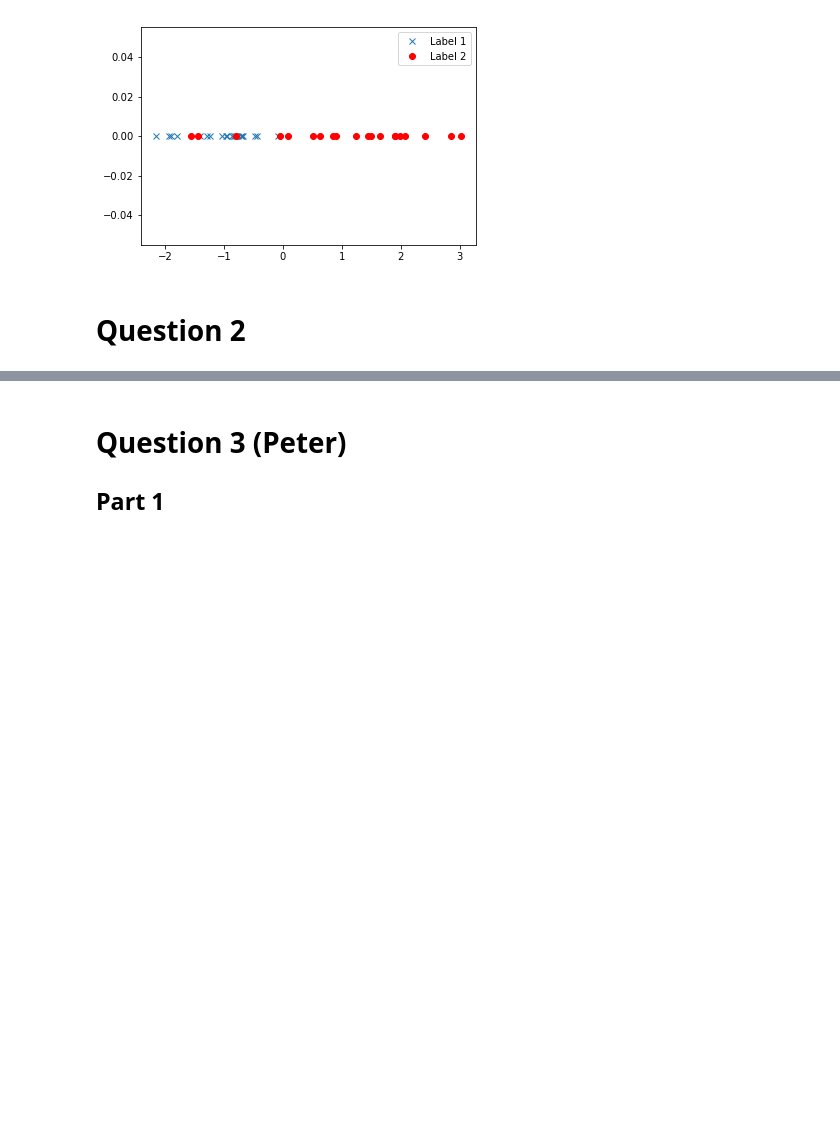
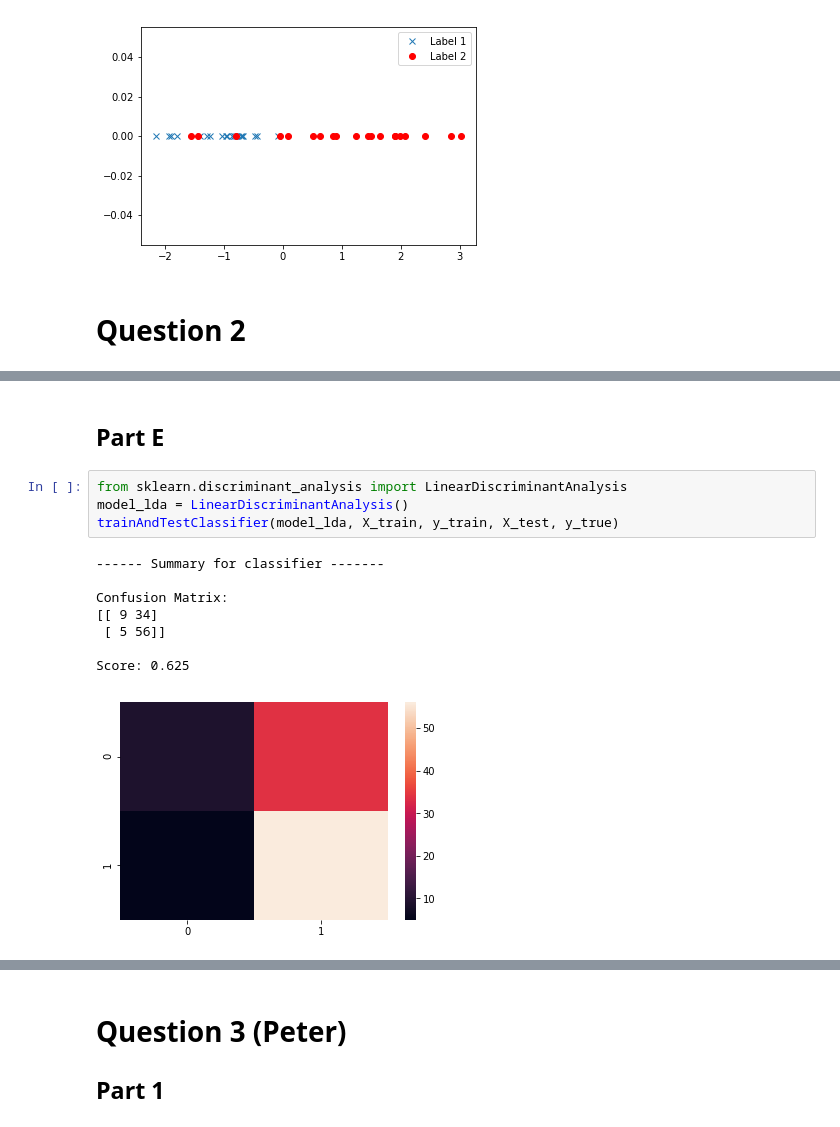
Before and after one commit to irfanhasan/EE379K, a Jupyter notebook: Lab5/Lab5.ipynb, the cells around one changed output, grey strips where cells are left out. Drawn from its saved outputs; the diff is of its cells as text; blank space fills up the shorter version.

```diff
--- a/Lab5/Lab5.ipynb
+++ b/Lab5/Lab5.ipynb
@@ -177,0 +273,15 @@ Both separated the two classes well
+# %% [markdown]
+## Part E
+# %%
+from sklearn.discriminant_analysis import LinearDiscriminantAnalysis
+model_lda = LinearDiscriminantAnalysis()
+trainAndTestClassifier(model_lda, X_train, y_train, X_test, y_true)
+# %% [output]
+------ Summary for classifier -------
+
+Confusion Matrix:
+[[ 9 34]
+ [ 5 56]]
+
+Score: 0.625
+[figure, added]
```
Also changed, not shown: parts of 19 cells of this notebook, 1 other file.
